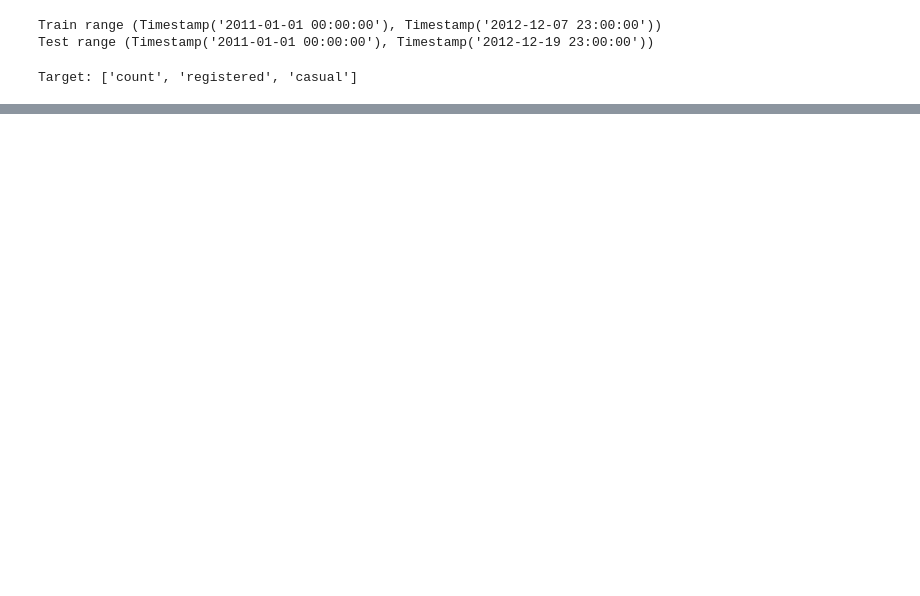
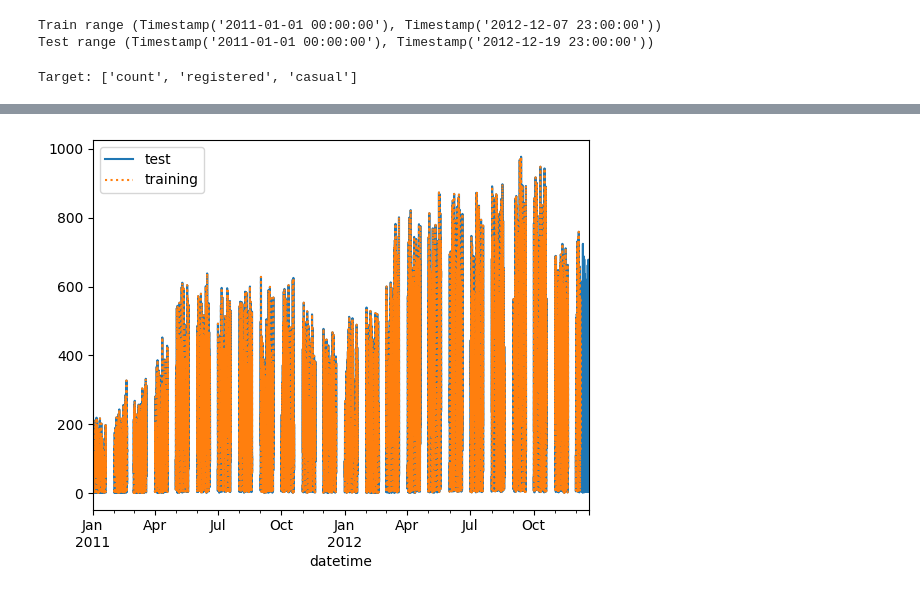
Before and after one commit to saravanankrishnarajan/SageMaker, a Jupyter notebook: DeepAR/BikeRental/deepar_biketrain_data_preparation.ipynb, the cells around one changed output, grey strips where cells are left out. Saved outputs shown, nothing was run; the diff lists cells and outputs as text; code cells hidden in the pictures; blank space fills up the shorter version.

Commit message:
bike rental data preparation is finalised

```diff
--- a/DeepAR/BikeRental/deepar_biketrain_data_preparation.ipynb
+++ b/DeepAR/BikeRental/deepar_biketrain_data_preparation.ipynb
@@ -291,3 +293,10 @@ Test range (Timestamp('2011-01-01 00:00:00'), Timestamp('2012-12-19 23:00:00'))
 print("Target:", target_values)
 # %% [output]
 Target: ['count', 'registered', 'casual']
+# %%
+time_series_test = []
+time_series_training = []
+
+for target in target_values:
+    time_series_test.append(df[dt_test_range[0]:dt_test_range[1]][target])
+    time_series_training.append(df[dt_train_range[0]:dt_train_range[1]][target])
@@ -293,0 +355,8 @@ Target: ['count', 'registered', 'casual']
+# %%
+# Timeseries for test data includes all data from training + few extra samples at the end
+time_series_test[0].plot(label='test')
+time_series_training[0].plot(label='training', ls='dotted')
+plt.legend()
+plt.show()
+# %% [output]
+[figure, added]
```
Also changed, not shown: parts of 22 cells of this notebook, 3 other files.
